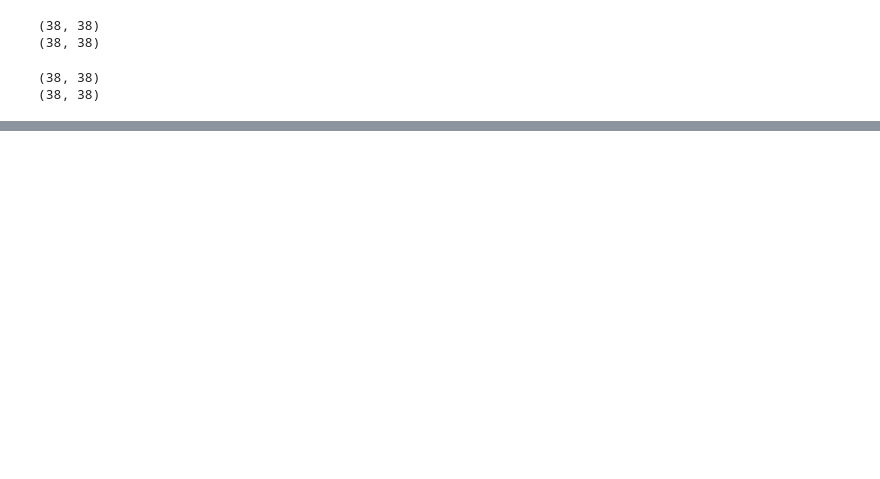
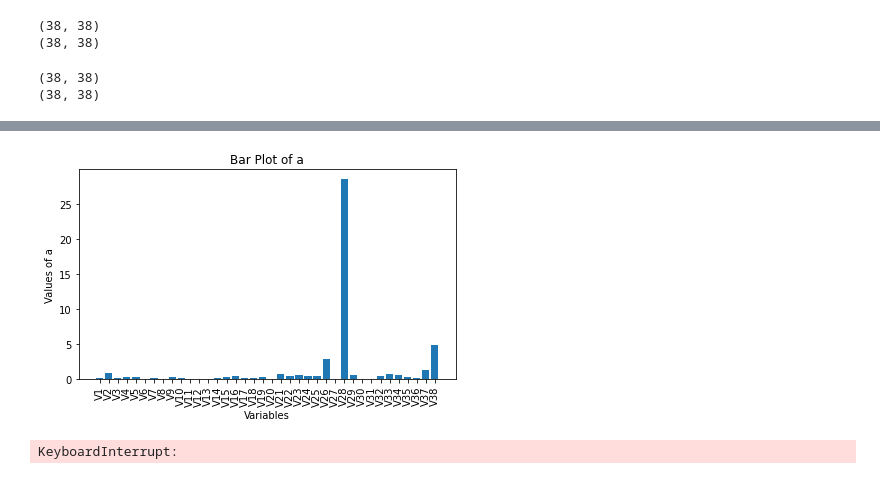
Before and after one commit to rikukasa/false_detection, a Jupyter notebook: glasso.ipynb, the cells around one changed output, grey strips where cells are left out. Drawn from its saved outputs; the diff is of its cells as text; code cells hidden in the pictures; blank space fills up the shorter version.

```diff
--- a/glasso.ipynb
+++ b/glasso.ipynb
@@ -21,7 +20,7 @@ df.head()
 5 rows × 38 columns
 # %%
 split_point = 100
-offset = 10
+offset = 100
 train_df = df.iloc[offset:offset+split_point,]
 test_df = df.iloc[offset+split_point:offset+split_point*2,]
 # print(train_df)
@@ -56,8 +55,8 @@ def standardize(_df):
     df_std = sc.transform(test_df)
     return df_std
 # %%
-train_df_std = standardize(train_df)
-test_df_std = standardize(test_df)
-print(train_df_std)
-print(test_df_std)
+train_std = standardize(train_df)
+test_std = standardize(test_df)
+print(train_std)
+print(test_std)
 # %% [output]
@@ -81,6 +80,6 @@ print(test_df_std)
 # %%
-train_cov = np.cov(train_df_std, rowvar=False)
-test_cov = np.cov(test_df_std, rowvar=False)
+train_cov = np.cov(train_std, rowvar=False)
+test_cov = np.cov(test_std, rowvar=False)
 print(train_cov.shape)
 print(test_cov.shape)
 # %% [output]
@@ -94,8 +93,8 @@ def glasso_cov_prec_(array):
     prec_ = model.precision_
     return cov_, prec_
 # %%
-train_cov_, train_prec_ = glasso_cov_prec_(train_df_std)
-test_cov_, test_prec_ = glasso_cov_prec_(test_df_std)
+train_cov_, train_prec_ = glasso_cov_prec_(train_std)
+test_cov_, test_prec_ = glasso_cov_prec_(test_std)
 print(test_cov_.shape)
 print(test_prec_.shape)
 # %% [output]
@@ -116,0 +116,30 @@ print(a)
+# %%
+labels = df.columns
+
+# 縦棒グラフを作成
+plt.bar(range(len(a)), a, tick_label=labels)
+
+# タイトルとラベルの設定
+plt.title('Bar Plot of a')
+plt.xlabel('Variables')
+plt.ylabel('Values of a')
+
+# X軸のラベルが見やすくなるように回転
+plt.xticks(rotation=90)
+
+# グラフの表示
+plt.tight_layout()
+plt.show()
+# %% [output]
+[figure, added]
+# %%
+# seabornのpairplotで相関プロットを作成
+sns.pairplot(train_df)
+
+# タイトルの設定
+plt.suptitle('Pairplot of Columns in Numpy Array', y=1.02)
+
+# グラフの表示
+plt.show()
+# %% [output]
+KeyboardInterrupt:
```
Also changed, not shown: parts of 6 cells of this notebook.
